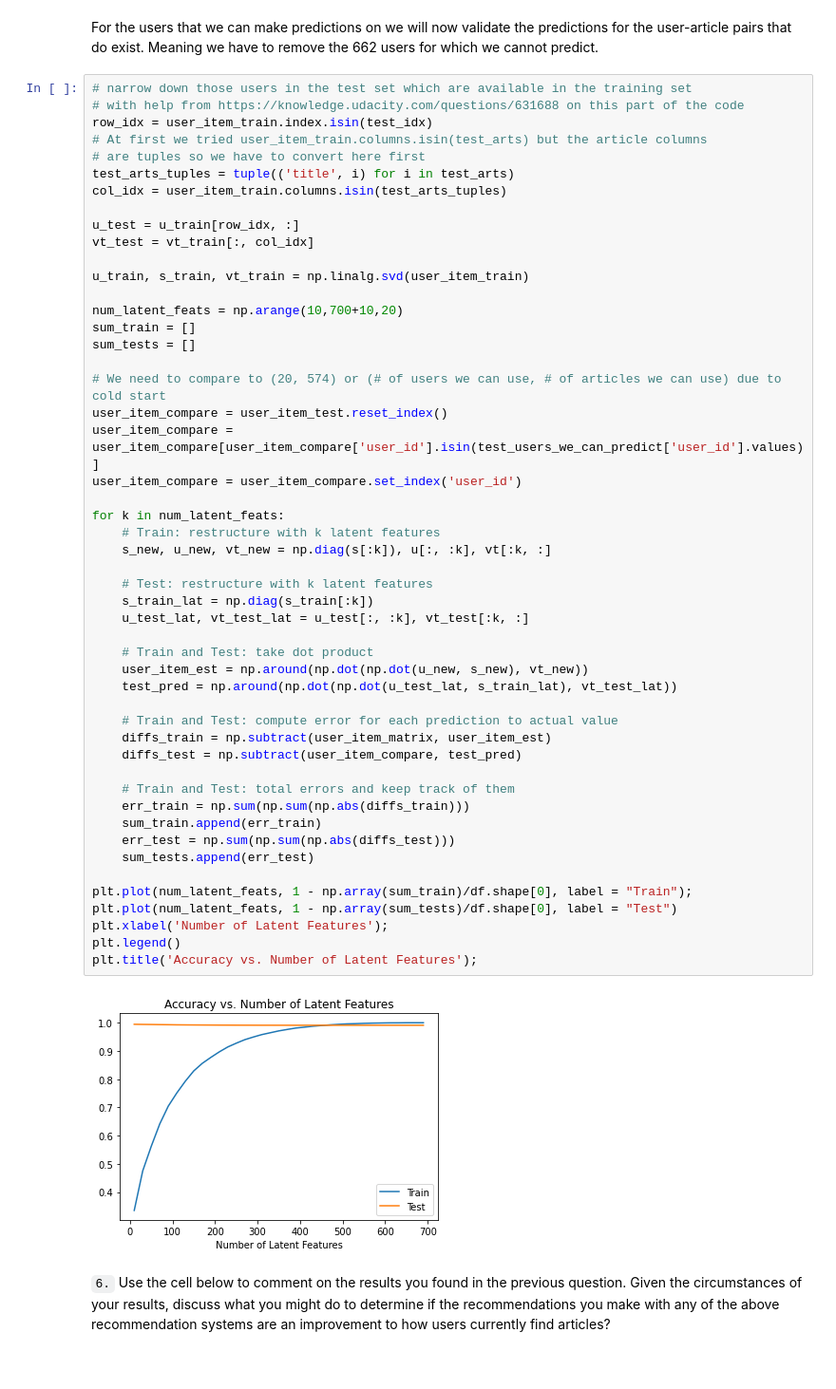
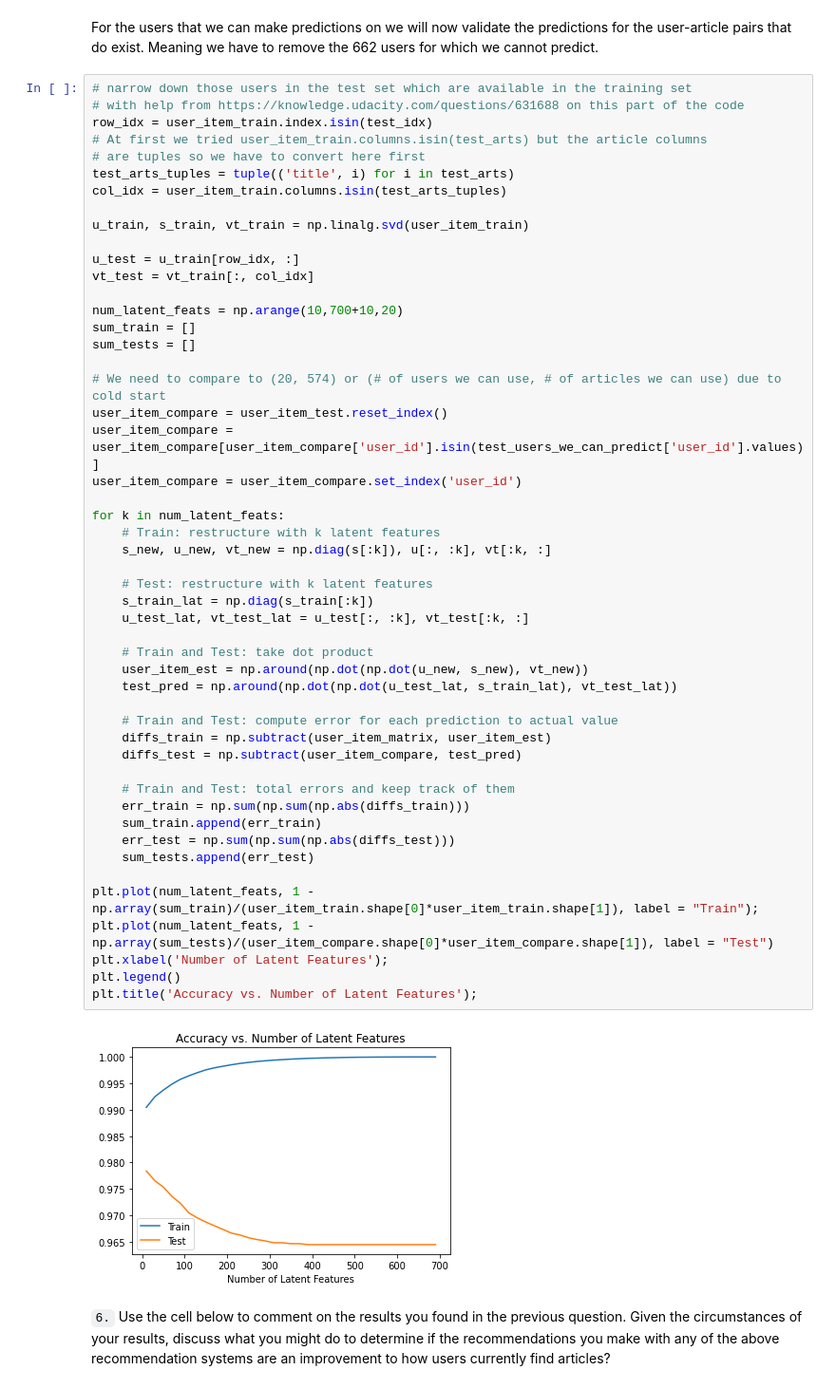
Before and after one commit to hmelendez001/Project3-Udacity-Data-Scientist, a Jupyter notebook: Recommendations_with_IBM.ipynb, the cells around one changed output. Shown: that part at 95% size. Cells and saved outputs as stored; diff of their text form.

Commit message:
Add files via upload
Fixed the denominators on my final curves to get the right shape now. My total observations needed to be rows * columns since it was a matrix.

```diff
--- a/Recommendations_with_IBM.ipynb
+++ b/Recommendations_with_IBM.ipynb
@@ -1118,10 +1118,10 @@ row_idx = user_item_train.index.isin(test_idx)
 test_arts_tuples = tuple(('title', i) for i in test_arts)
 col_idx = user_item_train.columns.isin(test_arts_tuples)
 
+u_train, s_train, vt_train = np.linalg.svd(user_item_train)
+
 u_test = u_train[row_idx, :]
 vt_test = vt_train[:, col_idx]
-
-u_train, s_train, vt_train = np.linalg.svd(user_item_train)
 
 num_latent_feats = np.arange(10,700+10,20)
 sum_train = []
@@ -1131,36 +1131,36 @@ sum_tests = []
 user_item_compare = user_item_test.reset_index()
 user_item_compare = user_item_compare[user_item_compare['user_id'].isin(test_users_we_can_predict['user_id'].values)]
 user_item_compare = user_item_compare.set_index('user_id')
 
 for k in num_latent_feats:
     # Train: restructure with k latent features
     s_new, u_new, vt_new = np.diag(s[:k]), u[:, :k], vt[:k, :]
 
     # Test: restructure with k latent features
     s_train_lat = np.diag(s_train[:k])
     u_test_lat, vt_test_lat = u_test[:, :k], vt_test[:k, :]
 
     # Train and Test: take dot product
     user_item_est = np.around(np.dot(np.dot(u_new, s_new), vt_new))
     test_pred = np.around(np.dot(np.dot(u_test_lat, s_train_lat), vt_test_lat))
 
     # Train and Test: compute error for each prediction to actual value
     diffs_train = np.subtract(user_item_matrix, user_item_est)
     diffs_test = np.subtract(user_item_compare, test_pred)
 
     # Train and Test: total errors and keep track of them
     err_train = np.sum(np.sum(np.abs(diffs_train)))
     sum_train.append(err_train)
     err_test = np.sum(np.sum(np.abs(diffs_test)))
     sum_tests.append(err_test)
 
-plt.plot(num_latent_feats, 1 - np.array(sum_train)/df.shape[0], label = "Train");
-plt.plot(num_latent_feats, 1 - np.array(sum_tests)/df.shape[0], label = "Test")
+plt.plot(num_latent_feats, 1 - np.array(sum_train)/(user_item_train.shape[0]*user_item_train.shape[1]), label = "Train");
+plt.plot(num_latent_feats, 1 - np.array(sum_tests)/(user_item_compare.shape[0]*user_item_compare.shape[1]), label = "Test")
 plt.xlabel('Number of Latent Features');
 plt.legend()
 plt.title('Accuracy vs. Number of Latent Features');
 # %% [output]
-[figure, old version]
+[figure, new version]
 # %% [markdown]
 `6.` Use the cell below to comment on the results you found in the previous question. Given the circumstances of your results, discuss what you might do to determine if the recommendations you make with any of the above recommendation systems are an improvement to how users currently find articles?
 # %% [markdown]
```
Also changed, not shown: parts of 3 cells of this notebook, 1 other file.
